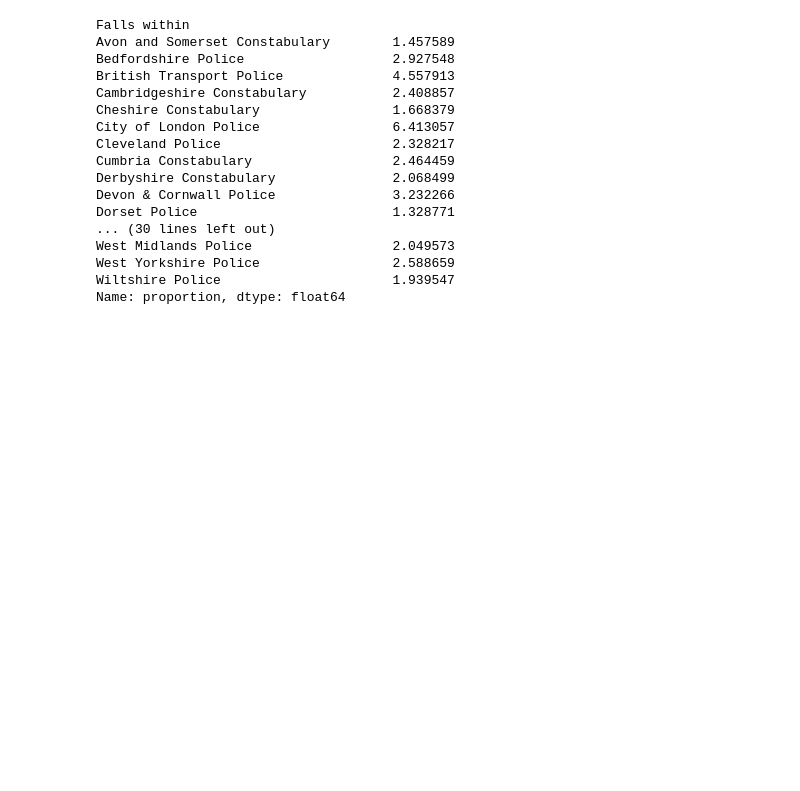
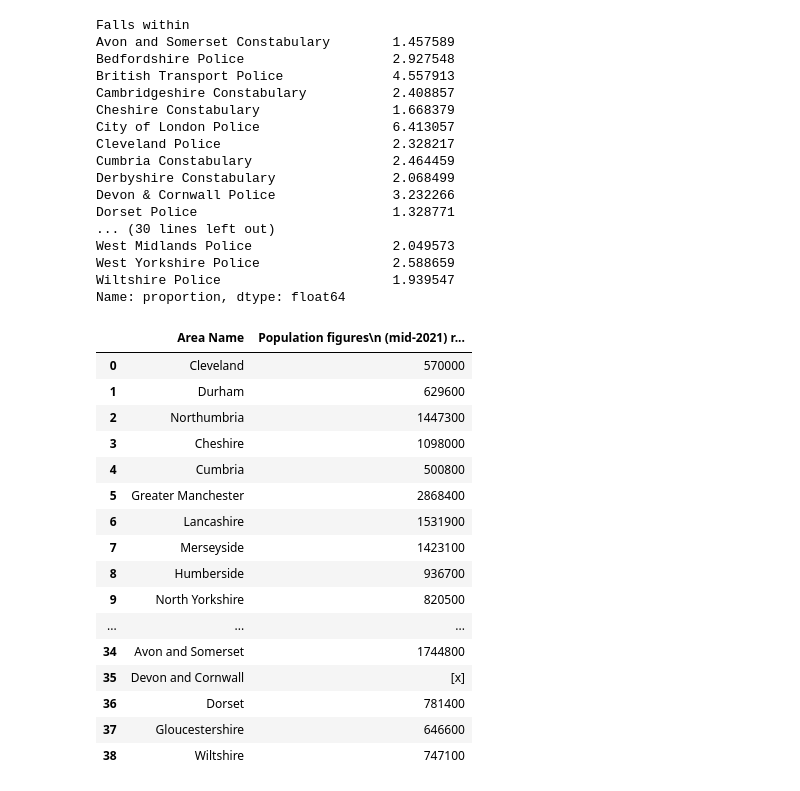
Before and after one commit to KofiBartonByfield/Dissertation, a Jupyter notebook: Code/Data Collection/pre_analysis.ipynb, the cells around one changed output. Saved outputs shown, nothing was run; the diff lists cells and outputs as text; code cells hidden in the pictures; blank space fills up the shorter version.

```diff
--- a/Code/Data Collection/pre_analysis.ipynb
+++ b/Code/Data Collection/pre_analysis.ipynb
@@ -1219,3 +1040,23 @@ West Midlands Police                  2.049573
 West Yorkshire Police                 2.588659
 Wiltshire Police                      1.939547
 Name: proportion, dtype: float64
+# %%
+county_pops
+# %% [output]
+|  | Area Name | Population figures\n (mid-2021) r... |
+| 0 | Cleveland | 570000 |
+| 1 | Durham | 629600 |
+| 2 | Northumbria | 1447300 |
+| 3 | Cheshire | 1098000 |
+| 4 | Cumbria | 500800 |
+| 5 | Greater Manchester | 2868400 |
+| 6 | Lancashire | 1531900 |
+| 7 | Merseyside | 1423100 |
+| 8 | Humberside | 936700 |
+| 9 | North Yorkshire | 820500 |
+| ... | ... | ... |
+| 34 | Avon and Somerset | 1744800 |
+| 35 | Devon and Cornwall | [x] |
+| 36 | Dorset | 781400 |
+| 37 | Gloucestershire | 646600 |
+| 38 | Wiltshire | 747100 |
```
Also changed, not shown: parts of 8 cells of this notebook, 2 other files.
